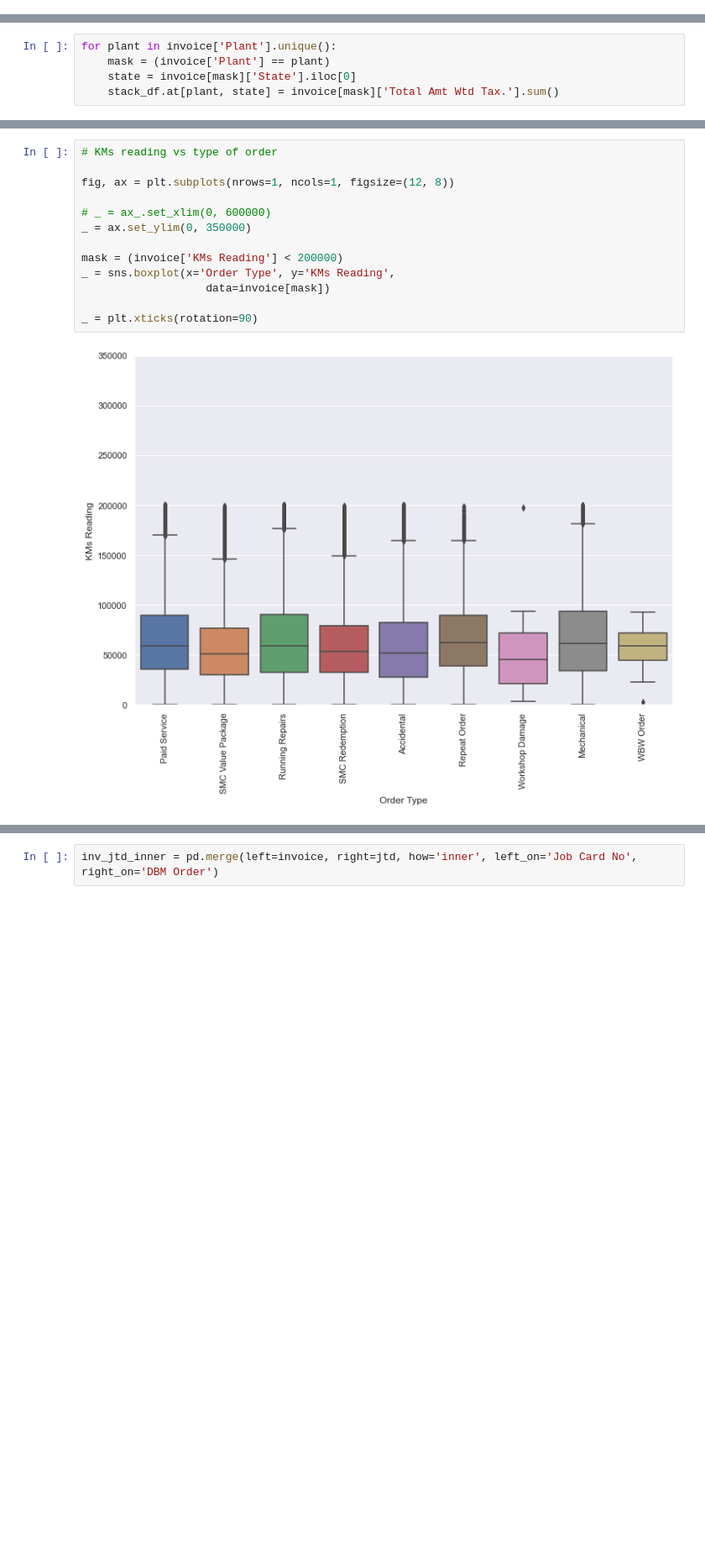
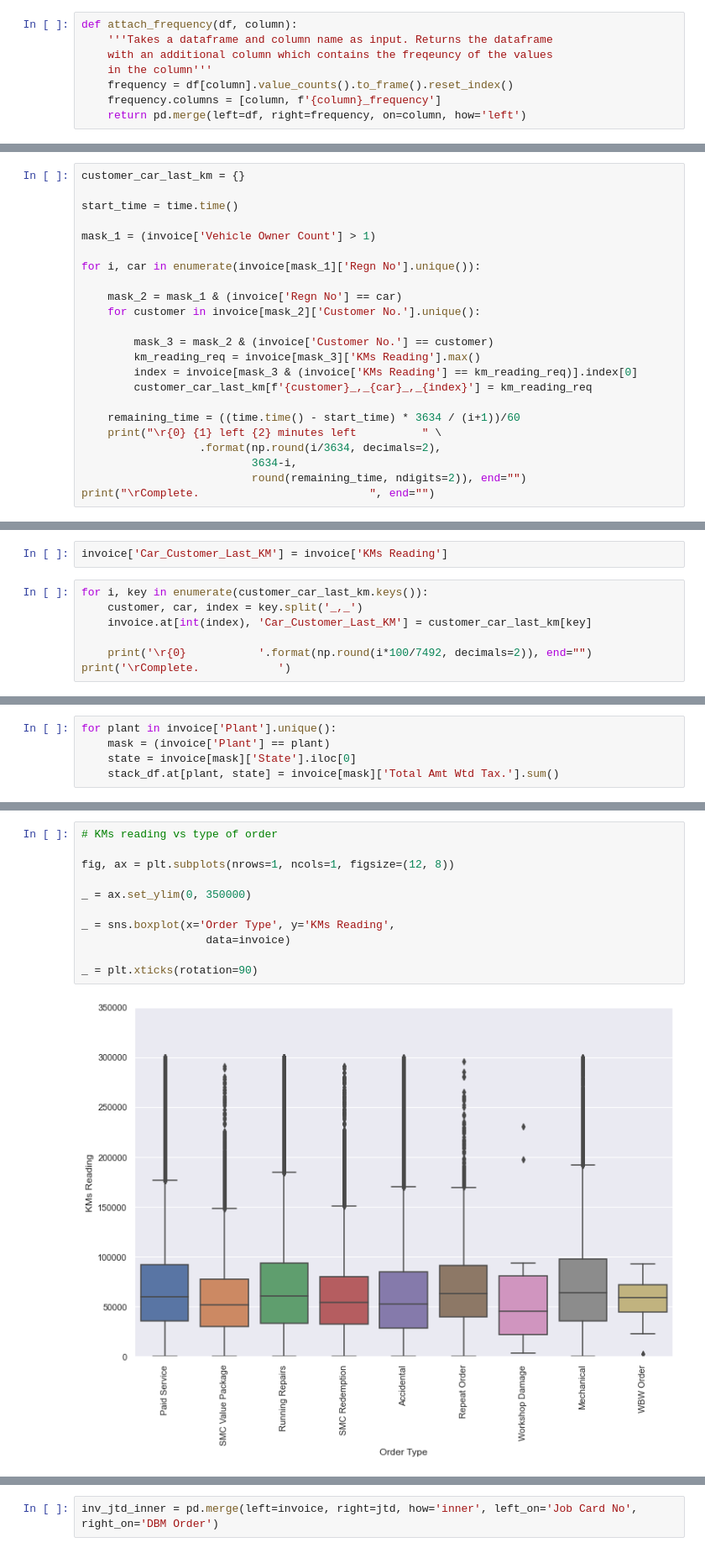
Before and after one commit to aditya-jagdev/Mahindra-First-Choice-Data-Analysis, a Jupyter notebook: 1. Data Cleaning and Feature Engineering.ipynb, the cells around one changed output, grey strips where cells are left out. Shown at 84% size. Cells and saved outputs as stored; diff of their text form; blank space fills up the shorter version.

```diff
--- a/1. Data Cleaning and Feature Engineering.ipynb
+++ b/1. Data Cleaning and Feature Engineering.ipynb
@@ -303,2 +346,10 @@ invoice.drop(invoice[ invoice['Model'].isnull() ].index, axis=0, inplace=True)
+# %%
+def attach_frequency(df, column):
+    '''Takes a dataframe and column name as input. Returns the dataframe
+    with an additional column which contains the freqeuncy of the values
+    in the column'''
+    frequency = df[column].value_counts().to_frame().reset_index()
+    frequency.columns = [column, f'{column}_frequency']
+    return pd.merge(left=df, right=frequency, on=column, how='left')
 # %%
 # attaching freguency of car Regn No and Customer No
@@ -586,0 +591,23 @@ _ = plt.xticks(rotation=30)
+# %%
+customer_car_last_km = {}
+
+start_time = time.time()
+
+mask_1 = (invoice['Vehicle Owner Count'] > 1)
+
+for i, car in enumerate(invoice[mask_1]['Regn No'].unique()):
+
+    mask_2 = mask_1 & (invoice['Regn No'] == car)
+    for customer in invoice[mask_2]['Customer No.'].unique():
+
+        mask_3 = mask_2 & (invoice['Customer No.'] == customer)
+        km_reading_req = invoice[mask_3]['KMs Reading'].max()
+        index = invoice[mask_3 & (invoice['KMs Reading'] == km_reading_req)].index[0]
+        customer_car_last_km[f'{customer}_,_{car}_,_{index}'] = km_reading_req
+
+    remaining_time = ((time.time() - start_time) * 3634 / (i+1))/60
+    print("\r{0} {1} left {2} minutes left          " \
+                  .format(np.round(i/3634, decimals=2),
+                          3634-i,
+                          round(remaining_time, ndigits=2)), end="")
+print("\rComplete.                          ", end="")
@@ -586,0 +616,9 @@ _ = plt.xticks(rotation=30)
+# %%
+invoice['Car_Customer_Last_KM'] = invoice['KMs Reading']
+# %%
+for i, key in enumerate(customer_car_last_km.keys()):
+    customer, car, index = key.split('_,_')
+    invoice.at[int(index), 'Car_Customer_Last_KM'] = customer_car_last_km[key]
+
+    print('\r{0}           '.format(np.round(i*100/7492, decimals=2)), end="")
+print('\rComplete.            ')
@@ -891,18 +917,16 @@ invoice[mask][['Regn No', 'Make', 'Model', 'KMs Reading']].sort_values(by='KMs R
 # %%
 # KMs reading vs type of order
 
 fig, ax = plt.subplots(nrows=1, ncols=1, figsize=(12, 8))
 
-# _ = ax_.set_xlim(0, 600000)
 _ = ax.set_ylim(0, 350000)
 
-mask = (invoice['KMs Reading'] < 200000)
 _ = sns.boxplot(x='Order Type', y='KMs Reading',
-                   data=invoice[mask])
+                   data=invoice)
 
 _ = plt.xticks(rotation=90)
 # %% [output]
-[figure, old version]
+[figure, new version]
 # %%
 # Revenue based on type of order
 
```
Also changed, not shown: parts of 90 cells of this notebook.
